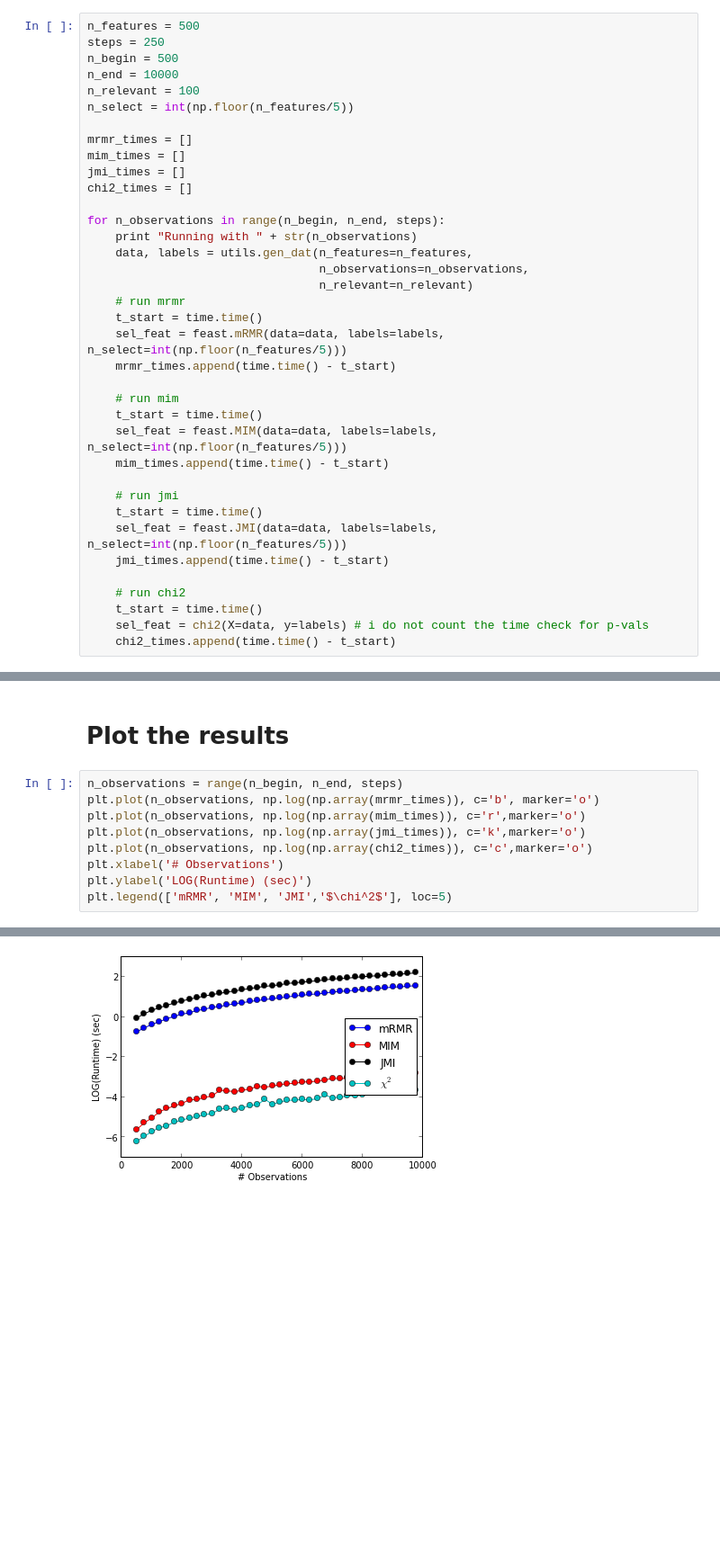
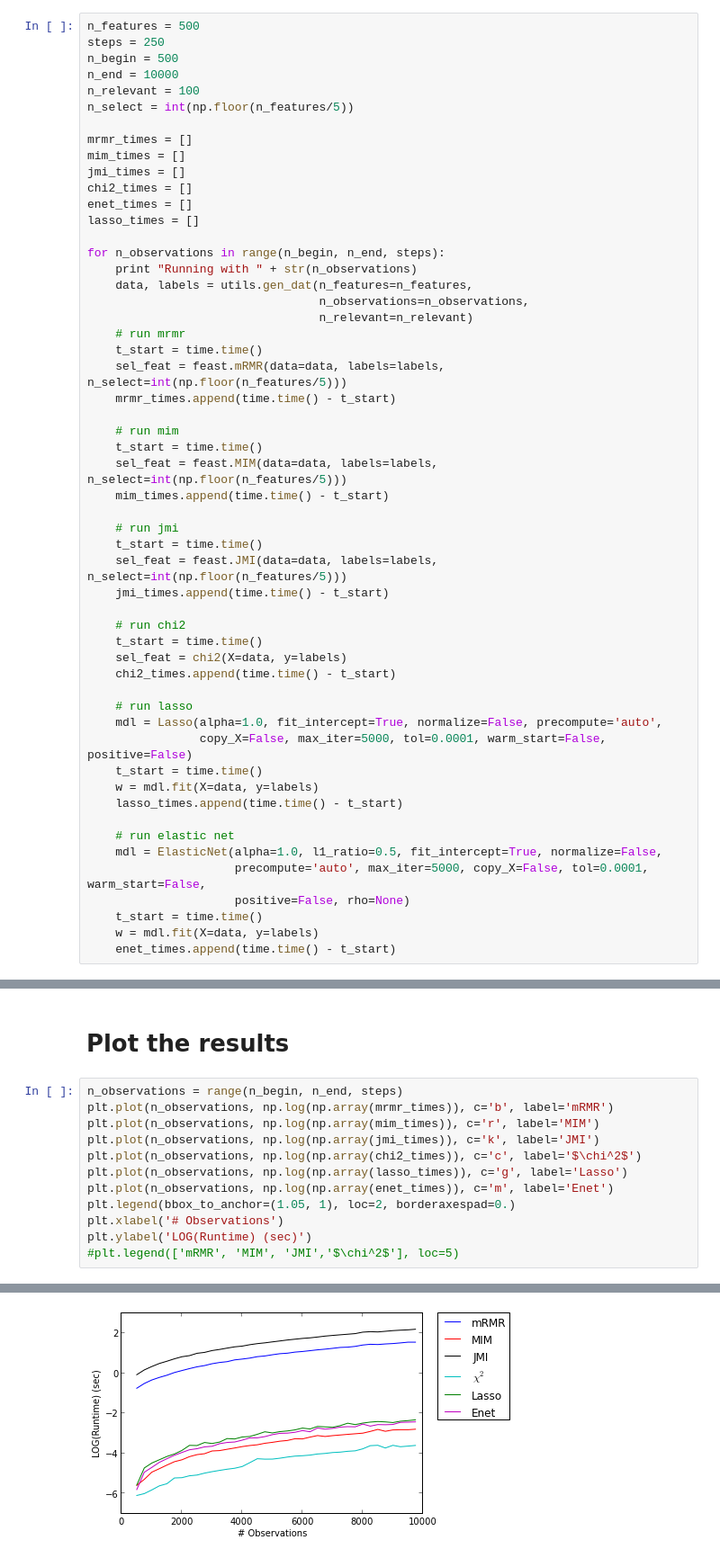
Before and after one commit to gditzler/fs-times, a Jupyter notebook: FS-Times.ipynb, the cells around one changed output, grey strips where cells are left out. Shown: that part at 90% size. Drawn from its saved outputs; the diff is of its cells as text; blank space fills up the shorter version.

```diff
--- a/FS-Times.ipynb
+++ b/FS-Times.ipynb
@@ -37,6 +38,8 @@ mrmr_times = []
 mim_times = []
 jmi_times = []
 chi2_times = []
+enet_times = []
+lasso_times = []
 
 for n_observations in range(n_begin, n_end, steps):
     print "Running with " + str(n_observations)
@@ -60,8 +63,23 @@ for n_observations in range(n_begin, n_end, steps):
 
     # run chi2
     t_start = time.time()
-    sel_feat = chi2(X=data, y=labels) # i do not count the time check for p-vals
+    sel_feat = chi2(X=data, y=labels)
     chi2_times.append(time.time() - t_start)
+
+    # run lasso
+    mdl = Lasso(alpha=1.0, fit_intercept=True, normalize=False, precompute='auto',
+                copy_X=False, max_iter=5000, tol=0.0001, warm_start=False, positive=False)
+    t_start = time.time()
+    w = mdl.fit(X=data, y=labels)
+    lasso_times.append(time.time() - t_start)
+
+    # run elastic net
+    mdl = ElasticNet(alpha=1.0, l1_ratio=0.5, fit_intercept=True, normalize=False,
+                     precompute='auto', max_iter=5000, copy_X=False, tol=0.0001, warm_start=False,
+                     positive=False, rho=None)
+    t_start = time.time()
+    w = mdl.fit(X=data, y=labels)
+    enet_times.append(time.time() - t_start)
 # %% [output]
 Running with 500
 Running with 750
@@ -84,11 +102,14 @@ Running with 9750
 # Plot the results
 # %%
 n_observations = range(n_begin, n_end, steps)
-plt.plot(n_observations, np.log(np.array(mrmr_times)), c='b', marker='o')
-plt.plot(n_observations, np.log(np.array(mim_times)), c='r',marker='o')
-plt.plot(n_observations, np.log(np.array(jmi_times)), c='k',marker='o')
-plt.plot(n_observations, np.log(np.array(chi2_times)), c='c',marker='o')
+plt.plot(n_observations, np.log(np.array(mrmr_times)), c='b', label='mRMR')
+plt.plot(n_observations, np.log(np.array(mim_times)), c='r', label='MIM')
+plt.plot(n_observations, np.log(np.array(jmi_times)), c='k', label='JMI')
+plt.plot(n_observations, np.log(np.array(chi2_times)), c='c', label='$\chi^2$')
+plt.plot(n_observations, np.log(np.array(lasso_times)), c='g', label='Lasso')
+plt.plot(n_observations, np.log(np.array(enet_times)), c='m', label='Enet')
+plt.legend(bbox_to_anchor=(1.05, 1), loc=2, borderaxespad=0.)
 plt.xlabel('# Observations')
 plt.ylabel('LOG(Runtime) (sec)')
-plt.legend(['mRMR', 'MIM', 'JMI','$\chi^2$'], loc=5)
+#plt.legend(['mRMR', 'MIM', 'JMI','$\chi^2$'], loc=5)
 # %% [output]
@@ -96 +117 @@ plt.legend(['mRMR', 'MIM', 'JMI','$\chi^2$'], loc=5)
-[figure, old version]
+[figure, new version]
```
Also changed, not shown: parts of 3 cells of this notebook.
